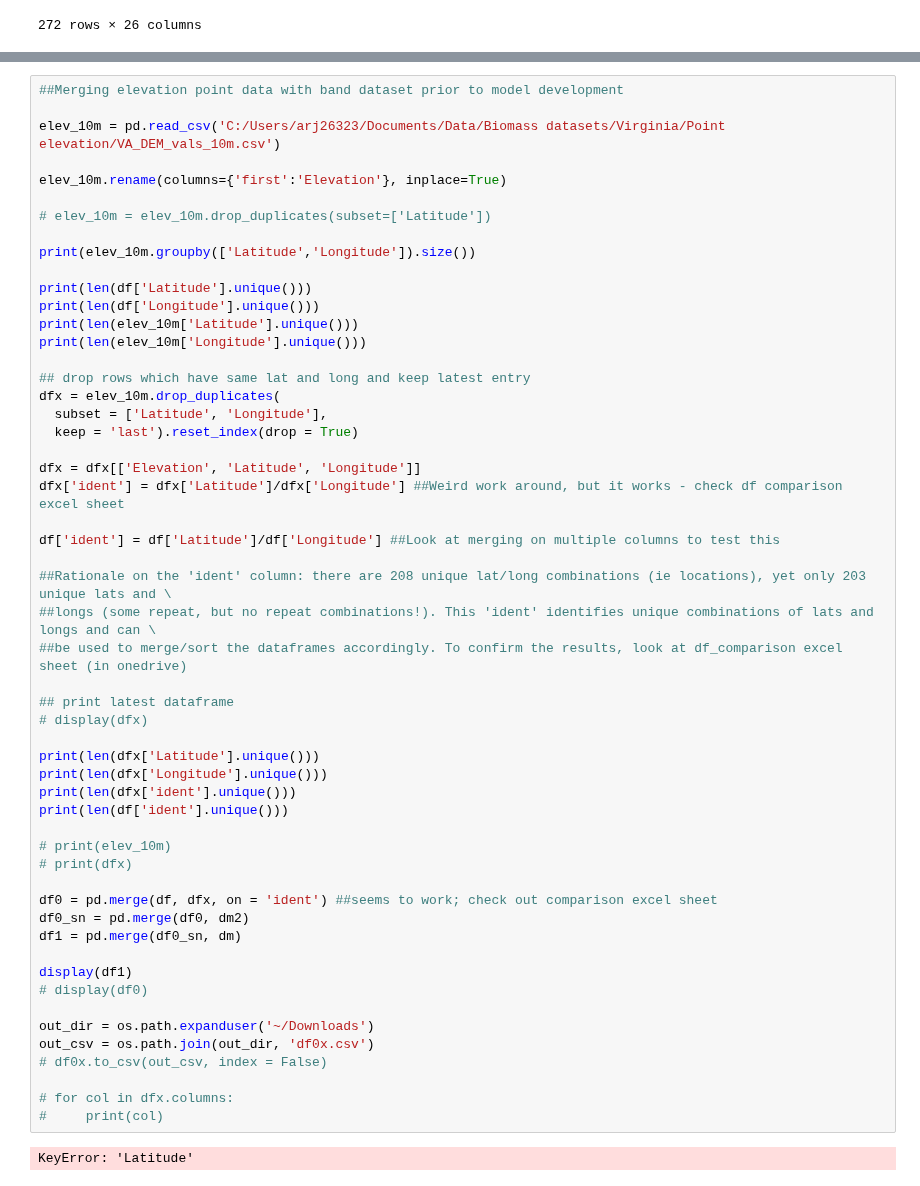
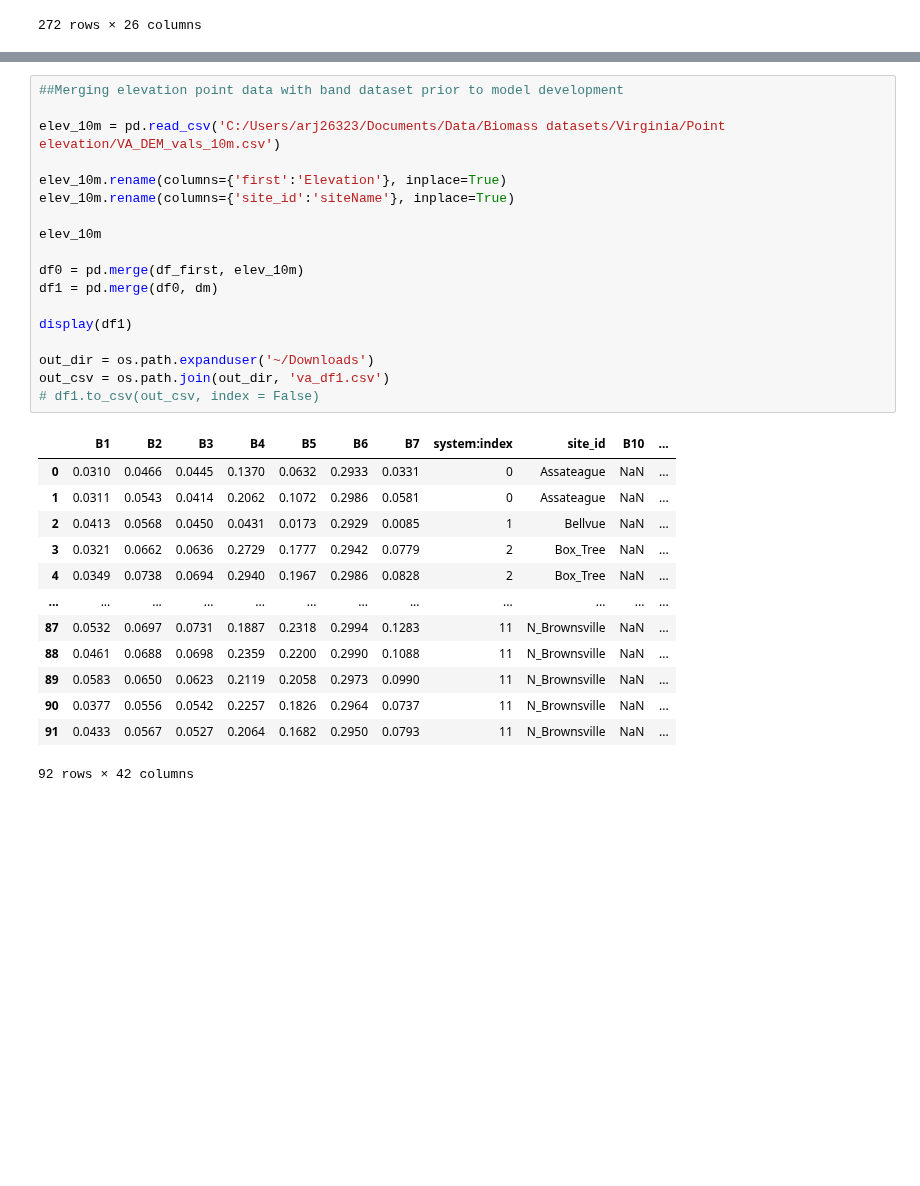
Before and after one commit to asajulien/PhD, a Jupyter notebook: Jupyter/Virginia/VA - machine learning, yearly point data.ipynb, the cells around one changed output, grey strips where cells are left out. Saved outputs shown, nothing was run; the diff lists cells and outputs as text; blank space fills up the shorter version.

```diff
--- a/Jupyter/Virginia/VA - machine learning, yearly point data.ipynb
+++ b/Jupyter/Virginia/VA - machine learning, yearly point data.ipynb
@@ -178,59 +210,35 @@ df1 ##n is boiled down to 92 here - at first glance it looks correct, but make s
 # %%
 ##Merging elevation point data with band dataset prior to model development
 
 elev_10m = pd.read_csv('C:/Users/arj26323/Documents/Data/Biomass datasets/Virginia/Point elevation/VA_DEM_vals_10m.csv')
 
 elev_10m.rename(columns={'first':'Elevation'}, inplace=True)
+elev_10m.rename(columns={'site_id':'siteName'}, inplace=True)
 
-# elev_10m = elev_10m.drop_duplicates(subset=['Latitude'])
+elev_10m
 
-print(elev_10m.groupby(['Latitude','Longitude']).size())
-
-print(len(df['Latitude'].unique()))
-print(len(df['Longitude'].unique()))
-print(len(elev_10m['Latitude'].unique()))
-print(len(elev_10m['Longitude'].unique()))
-
-## drop rows which have same lat and long and keep latest entry
-dfx = elev_10m.drop_duplicates(
-  subset = ['Latitude', 'Longitude'],
-  keep = 'last').reset_index(drop = True)
-
-dfx = dfx[['Elevation', 'Latitude', 'Longitude']]
-dfx['ident'] = dfx['Latitude']/dfx['Longitude'] ##Weird work around, but it works - check df comparison excel sheet
-
-df['ident'] = df['Latitude']/df['Longitude'] ##Look at merging on multiple columns to test this
-
-##Rationale on the 'ident' column: there are 208 unique lat/long combinations (ie locations), yet only 203 unique lats and \
-##longs (some repeat, but no repeat combinations!). This 'ident' identifies unique combinations of lats and longs and can \
-##be used to merge/sort the dataframes accordingly. To confirm the results, look at df_comparison excel sheet (in onedrive)
-
-## print latest dataframe
-# display(dfx)
-
-print(len(dfx['Latitude'].unique()))
-print(len(dfx['Longitude'].unique()))
-print(len(dfx['ident'].unique()))
-print(len(df['ident'].unique()))
-
-# print(elev_10m)
-# print(dfx)
-
-df0 = pd.merge(df, dfx, on = 'ident') ##seems to work; check out comparison excel sheet
-df0_sn = pd.merge(df0, dm2)
-df1 = pd.merge(df0_sn, dm)
+df0 = pd.merge(df_first, elev_10m)
+df1 = pd.merge(df0, dm)
 
 display(df1)
-# display(df0)
 
 out_dir = os.path.expanduser('~/Downloads')
-out_csv = os.path.join(out_dir, 'df0x.csv')
-# df0x.to_csv(out_csv, index = False)
-
-# for col in dfx.columns:
-#     print(col)
+out_csv = os.path.join(out_dir, 'va_df1.csv')
+# df1.to_csv(out_csv, index = False)
 # %% [output]
+|  | B1 | B2 | B3 | B4 | B5 | B6 | B7 | system:index | site_id | B10 | ... |
+| 0 | 0.0310 | 0.0466 | 0.0445 | 0.1370 | 0.0632 | 0.2933 | 0.0331 | 0 | Assateague | NaN | ... |
+| 1 | 0.0311 | 0.0543 | 0.0414 | 0.2062 | 0.1072 | 0.2986 | 0.0581 | 0 | Assateague | NaN | ... |
+| 2 | 0.0413 | 0.0568 | 0.0450 | 0.0431 | 0.0173 | 0.2929 | 0.0085 | 1 | Bellvue | NaN | ... |
+| 3 | 0.0321 | 0.0662 | 0.0636 | 0.2729 | 0.1777 | 0.2942 | 0.0779 | 2 | Box_Tree | NaN | ... |
+| 4 | 0.0349 | 0.0738 | 0.0694 | 0.2940 | 0.1967 | 0.2986 | 0.0828 | 2 | Box_Tree | NaN | ... |
+| ... | ... | ... | ... | ... | ... | ... | ... | ... | ... | ... | ... |
+| 87 | 0.0532 | 0.0697 | 0.0731 | 0.1887 | 0.2318 | 0.2994 | 0.1283 | 11 | N_Brownsville | NaN | ... |
+| 88 | 0.0461 | 0.0688 | 0.0698 | 0.2359 | 0.2200 | 0.2990 | 0.1088 | 11 | N_Brownsville | NaN | ... |
+| 89 | 0.0583 | 0.0650 | 0.0623 | 0.2119 | 0.2058 | 0.2973 | 0.0990 | 11 | N_Brownsville | NaN | ... |
+| 90 | 0.0377 | 0.0556 | 0.0542 | 0.2257 | 0.1826 | 0.2964 | 0.0737 | 11 | N_Brownsville | NaN | ... |
+| 91 | 0.0433 | 0.0567 | 0.0527 | 0.2064 | 0.1682 | 0.2950 | 0.0793 | 11 | N_Brownsville | NaN | ... |
-KeyError: 'Latitude'
+92 rows × 42 columns
 # %%
 from sklearn.model_selection import train_test_split
 from sklearn.pipeline import Pipeline
```
Also changed, not shown: parts of 6 cells of this notebook, 3 other files.
